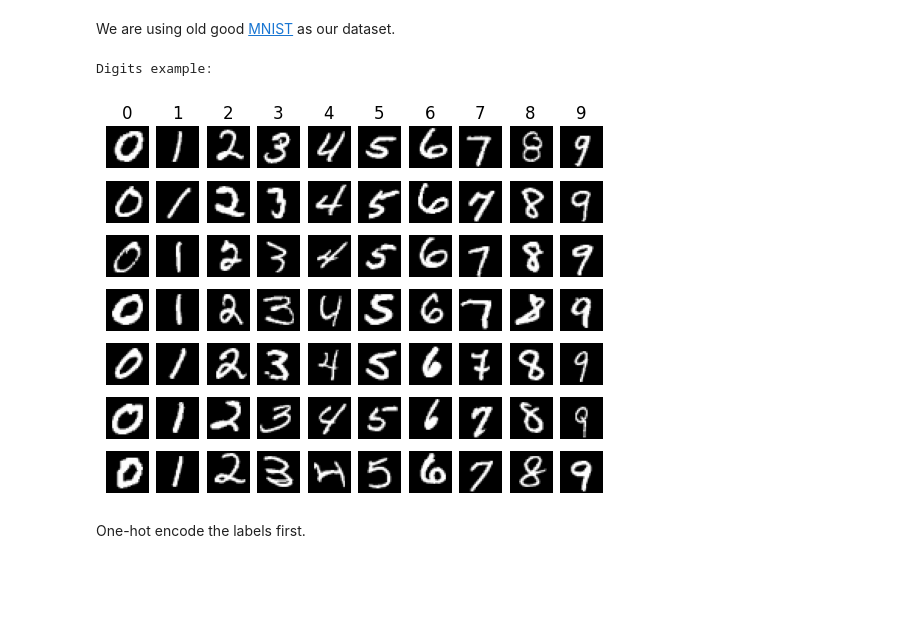
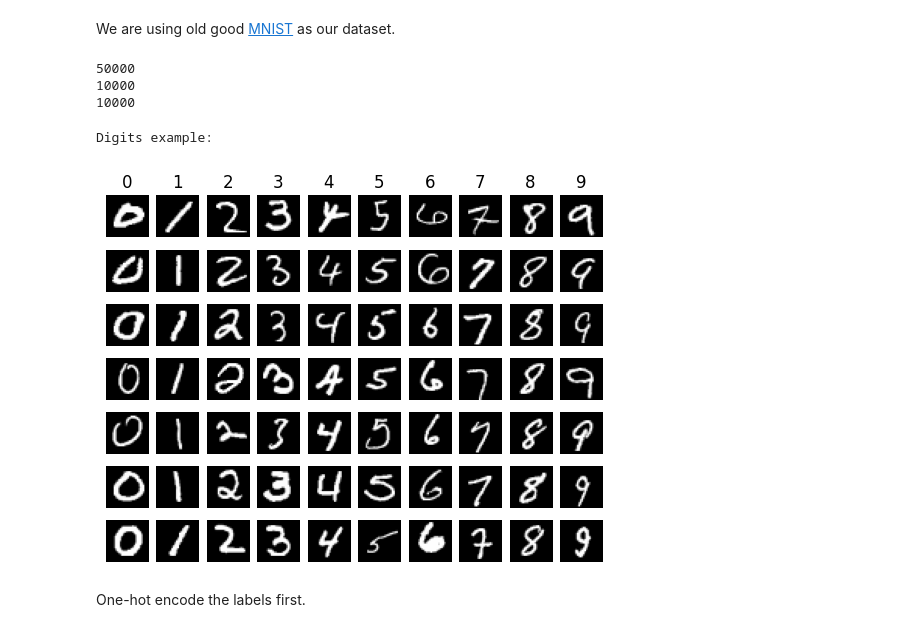
Before and after one commit to JulesIMF/ml-course, a Jupyter notebook: homeworks/assignment0_05_nn_from_scratch/main_notebook.ipynb, the cells around one changed output. Drawn from its saved outputs; the diff is of its cells as text; code cells hidden in the pictures; blank space fills up the shorter version.

```diff
--- a/homeworks/assignment0_05_nn_from_scratch/main_notebook.ipynb
+++ b/homeworks/assignment0_05_nn_from_scratch/main_notebook.ipynb
@@ -99,7 +99,7 @@ optimizer_state = {}
 
 # Looping params
 n_epoch = 800
-batch_size = 128
+batch_size = 5000
 # %%
 # batch generator
 def get_batches(dataset, batch_size):
@@ -165,25 +165,35 @@ We are using old good [MNIST](http://yann.lecun.com/exdb/mnist/) as our dataset.
 # %%
 import mnist
 X_train, y_train_unenc, X_val, y_val_unenc, X_test, y_test = mnist.load_dataset()
+X_train = X_train.reshape(-1, 784)
+X_val = X_val.reshape(-1, 784)
+X_test = X_test.reshape(-1, 784)
+print(len(X_train))
+print(len(X_val))
+print(len(X_test))
+# %% [output]
+50000
+10000
+10000
 # %%
 print("Digits example:")
 classes = list(np.arange(10))
 num_classes = len(classes)
 samples_per_class = 7
 for y, cls in enumerate(classes):
-    idxs = np.flatnonzero(y_train == y)
+    idxs = np.flatnonzero(y_train_unenc == y)
     idxs = np.random.choice(idxs, samples_per_class, replace=False)
     for i, idx in enumerate(idxs):
         plt_idx = i * num_classes + y + 1
         plt.subplot(samples_per_class, num_classes, plt_idx)
         plt.imshow((256 * X_train[idx]).reshape((28, 28)).astype('uint8'), cmap='gray')
         plt.axis('off')
         if i == 0:
             plt.title(cls)
 plt.show()
 # %% [output]
 Digits example:
-[figure, old version]
+[figure, new version]
 # %% [markdown]
 One-hot encode the labels first.
 # %%
```
Also changed, not shown: parts of 45 cells of this notebook, 3 other files.
